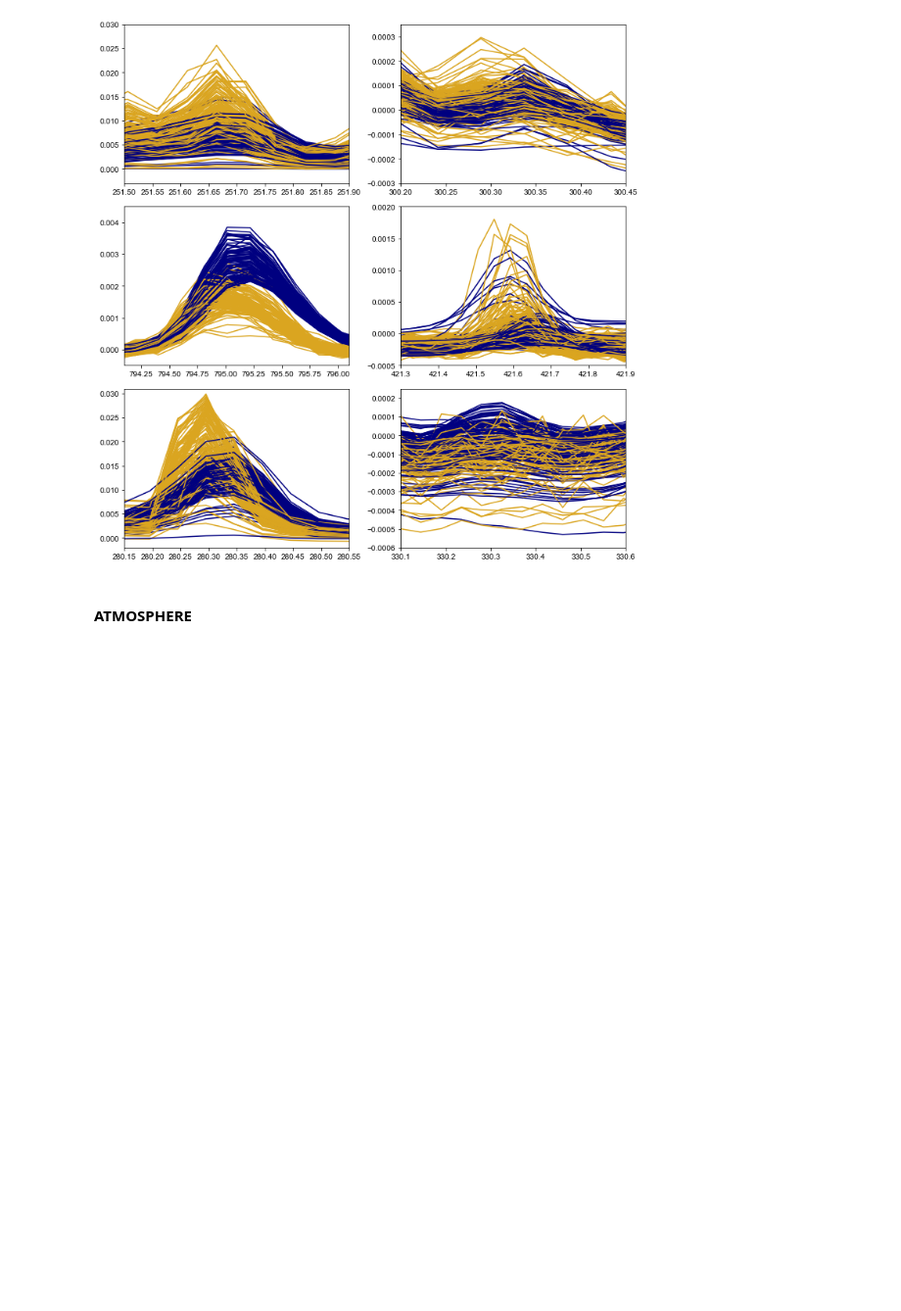
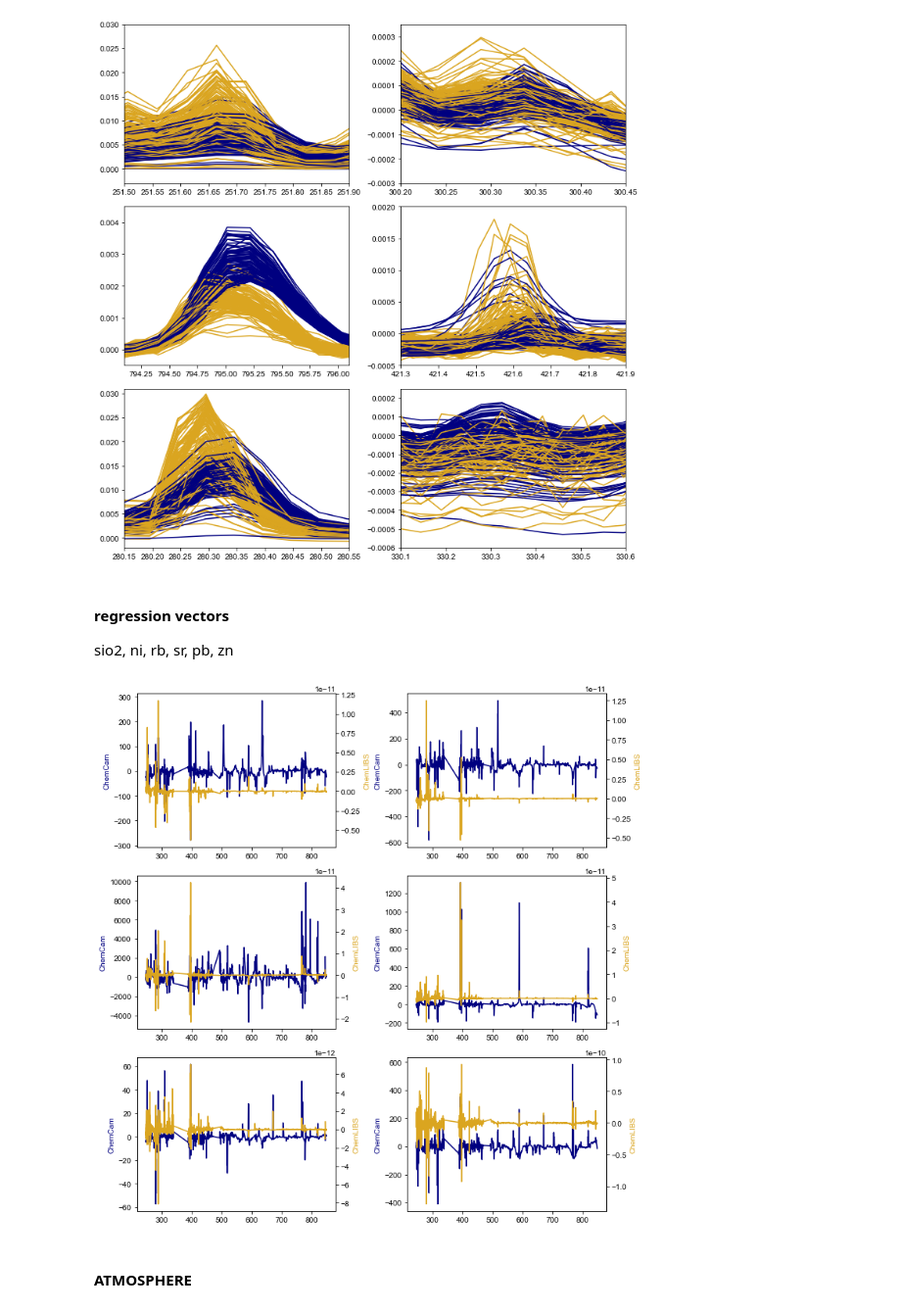
Before and after one commit to ytsmacr/LOD-paper, a Jupyter notebook: Figures.ipynb, the cells around one changed output. Shown: that part at 98% size. Saved outputs shown, nothing was run; the diff lists cells and outputs as text; code cells hidden in the pictures; blank space fills up the shorter version.

Commit message:
add regression vector comparison

```diff
--- a/Figures.ipynb
+++ b/Figures.ipynb
@@ -598,6 +598,79 @@ plt.savefig(fp+'figures\\CC_CL_peak_comparison.eps', dpi=600)
 plt.show()
 # %% [output]
 [figure]
+# %% [markdown]
+#### regression vectors
+sio2, ni, rb, sr, pb, zn
+# %%
+cc_path = "G:\\My Drive\\Darby Work\\Ytsma and Dyar 2021 (LOD paper)\\python_models\\norm3\\CC_Mars\\0-750\\iqr_q3\\"
+cc_si = pd.read_csv(cc_path+'SiO2_coeffs.csv')
+cc_ni = pd.read_csv(cc_path+'Ni_coeffs.csv')
+cc_rb = pd.read_csv(cc_path+'Rb_coeffs.csv')
+cc_sr = pd.read_csv(cc_path+'Sr_coeffs.csv')
+cc_pb = pd.read_csv(cc_path+'Pb_coeffs.csv')
+cc_zn = pd.read_csv(cc_path+'Zn_coeffs.csv')
+
+cl_path = "G:\\My Drive\\Darby Work\\Ytsma and Dyar 2021 (LOD paper)\\python_models\\norm3\\CL_CC_Mars\\0-750\\iqr_q3\\"
+cl_si = pd.read_csv(cl_path+'SiO2_coeffs.csv')
+cl_ni = pd.read_csv(cl_path+'Ni_coeffs.csv')
+cl_rb = pd.read_csv(cl_path+'Rb_coeffs.csv')
+cl_sr = pd.read_csv(cl_path+'Sr_coeffs.csv')
+cl_pb = pd.read_csv(cl_path+'Pb_coeffs.csv')
+cl_zn = pd.read_csv(cl_path+'Zn_coeffs.csv')
+# %%
+cc_c = '#000080'
+cl_c = '#DAA520'
+
+fig, axes = plt.subplots(nrows=3, ncols=2, figsize = (10,10), sharey=False)
+
+# Si
+sicc = axes[0,0]
+sicc.plot(wave, cc_si, color=cc_c)
+sicc.set_ylabel('ChemCam', color=cc_c)
+sicl = sicc.twinx()
+sicl.plot(wave, cl_si, color=cl_c)
+sicl.set_ylabel('ChemLIBS', color=cl_c)
+# Ni
+nicc = axes[0,1]
+nicc.plot(wave, cc_ni, color=cc_c)
+nicc.set_ylabel('ChemCam', color=cc_c)
+nicl = nicc.twinx()
+nicl.plot(wave, cl_ni, color=cl_c)
+nicl.set_ylabel('ChemLIBS', color=cl_c)
+# Rb
+rbcc = axes[1,0]
+rbcc.plot(wave, cc_rb, color=cc_c)
+rbcc.set_ylabel('ChemCam', color=cc_c)
+rbcl = rbcc.twinx()
+rbcl.plot(wave, cl_rb, color=cl_c)
+rbcl.set_ylabel('ChemLIBS', color=cl_c)
+# Sr
+srcc = axes[1,1]
+srcc.plot(wave, cc_sr, color=cc_c)
+srcc.set_ylabel('ChemCam', color=cc_c)
+srcl = srcc.twinx()
+srcl.plot(wave, cl_sr, color=cl_c)
+srcl.set_ylabel('ChemLIBS', color=cl_c)
+# Pb
+pbcc = axes[2,0]
+pbcc.plot(wave, cc_pb, color=cc_c)
+pbcc.set_ylabel('ChemCam', color=cc_c)
+pbcl = pbcc.twinx()
+pbcl.plot(wave, cl_pb, color=cl_c)
+pbcl.set_ylabel('ChemLIBS', color=cl_c)
+# Zn
+zncc = axes[2,1]
+zncc.plot(wave, cc_zn, color=cc_c)
+zncc.set_ylabel('ChemCam', color=cc_c)
+zncl = zncc.twinx()
+zncl.plot(wave, cl_zn, color=cl_c)
+zncl.set_ylabel('ChemLIBS', color=cl_c)
+
+plt.tight_layout()
+plt.savefig(fp+'figures\\CC_CL_vector_comparison.eps', dpi=600)
+plt.show()
+# %% [output]
+[figure, added]
 # %% [markdown]
 #### ATMOSPHERE
 # %%
```
